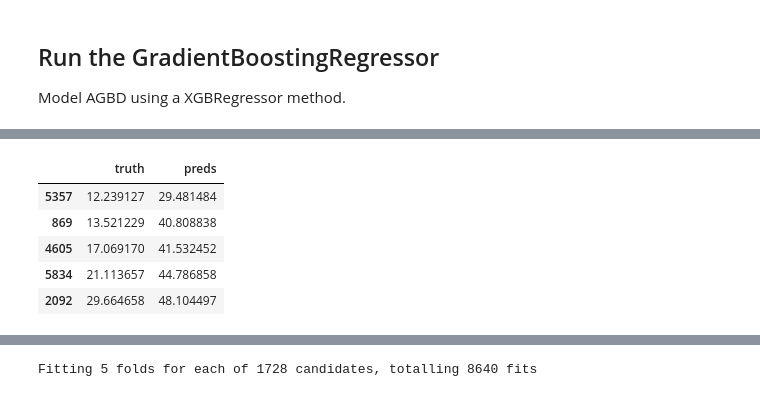
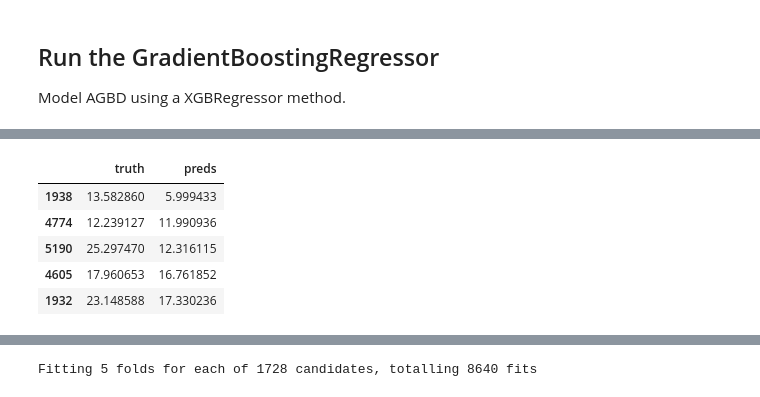
Before and after one commit to karim-ouattara/Above-Ground-Biomass-Estimation-in-the-Banco-Forest, a Jupyter notebook: Tai_forest_biomass_modeling (2).ipynb, the cells around one changed output, grey strips where cells are left out. Saved outputs shown, nothing was run; the diff lists cells and outputs as text; code cells hidden in the pictures.

```diff
--- a/Tai_forest_biomass_modeling (2).ipynb
+++ b/Tai_forest_biomass_modeling (2).ipynb
@@ -677,6 +692,4 @@ X_data.head()
 5 rows × 27 columns
-# %%
-X_data.columns = X_data.columns.str.replace('-', '_')
 # %%
 X_data.shape
 # %% [output]
@@ -684,8 +697,10 @@ X_data.shape
 # %% [markdown]
 Split training datasets into training and testing sets. Then check the size of the training and testing data.
 # %%
+#X_train, X_test, y_train, y_test = train_test_split(X_data, y, test_size=0.3, random_state=12345)
+
 # Split data into training (80%) and remaining (20%)
-X_train, X_rem, y_train, y_rem = train_test_split(X_data, y, test_size=0.25, random_state=12345)
+X_train, X_rem, y_train, y_rem = train_test_split(X_data, y, test_size=0.35, random_state=12345)
 
 # Further split remaining data into validation (50%) and test (50%)
 X_val, X_test, y_val, y_test = train_test_split(X_rem, y_rem, test_size=0.5, random_state=12345)
@@ -703,9 +718,11 @@ Test set: X_test: (875, 27), y_test: (875,)
 Model AGBD using a XGBRegressor method.
 # %%
 # Create the RandomForestRegressor model
-rf_model = RandomForestRegressor(random_state=12345)
+#rf_model = RandomForestRegressor(random_state=12345)
+xgb_model = XGBRegressor(random_state=12345)
 
 # Create a pipeline with the RandomForestRegressor
-rf_pipe = Pipeline(steps=[('rf_model', rf_model)])
+#rf_pipe = Pipeline(steps=[('rf_model', rf_model)])
+xgb_pipe = Pipeline(steps=[('xgbr_model', xgb_model)])
 # %%
 scores = cross_validate(
@@ -733,7 +750,7 @@ np.float64(102.11925902269759)
 # %%
-rf_pipe.fit(X_train, y_train)
+xgb_pipe.fit(X_train, y_train)
 
-y_pred = rf_pipe.predict(X_test)
+y_pred = xgb_pipe.predict(X_test)
 
 mse = mean_squared_error(y_test, y_pred)
 print(np.sqrt(mse))
@@ -752,14 +769,14 @@ x_test.sort_values(by=['preds']).head()
 # %%
-y_pred_train = rf_pipe.predict(X_train)
+y_pred_train = xgb_pipe.predict(X_train)
 x = pd.DataFrame({"truth":y_train,"preds":y_pred_train})
 x.sort_values(by=['preds']).head()
 # %% [output]
 |  | truth | preds |
-| 5357 | 12.239127 | 29.481484 |
-| 869 | 13.521229 | 40.808838 |
-| 4605 | 17.069170 | 41.532452 |
-| 5834 | 21.113657 | 44.786858 |
-| 2092 | 29.664658 | 48.104497 |
+| 1938 | 13.582860 | 5.999433 |
+| 4774 | 12.239127 | 11.990936 |
+| 5190 | 25.297470 | 12.316115 |
+| 4605 | 17.960653 | 16.761852 |
+| 1932 | 23.148588 | 17.330236 |
 # %%
 mse1 = mean_squared_error(y_train, y_pred_train)
 print(np.sqrt(mse1))
```
Also changed, not shown: parts of 42 cells of this notebook.
